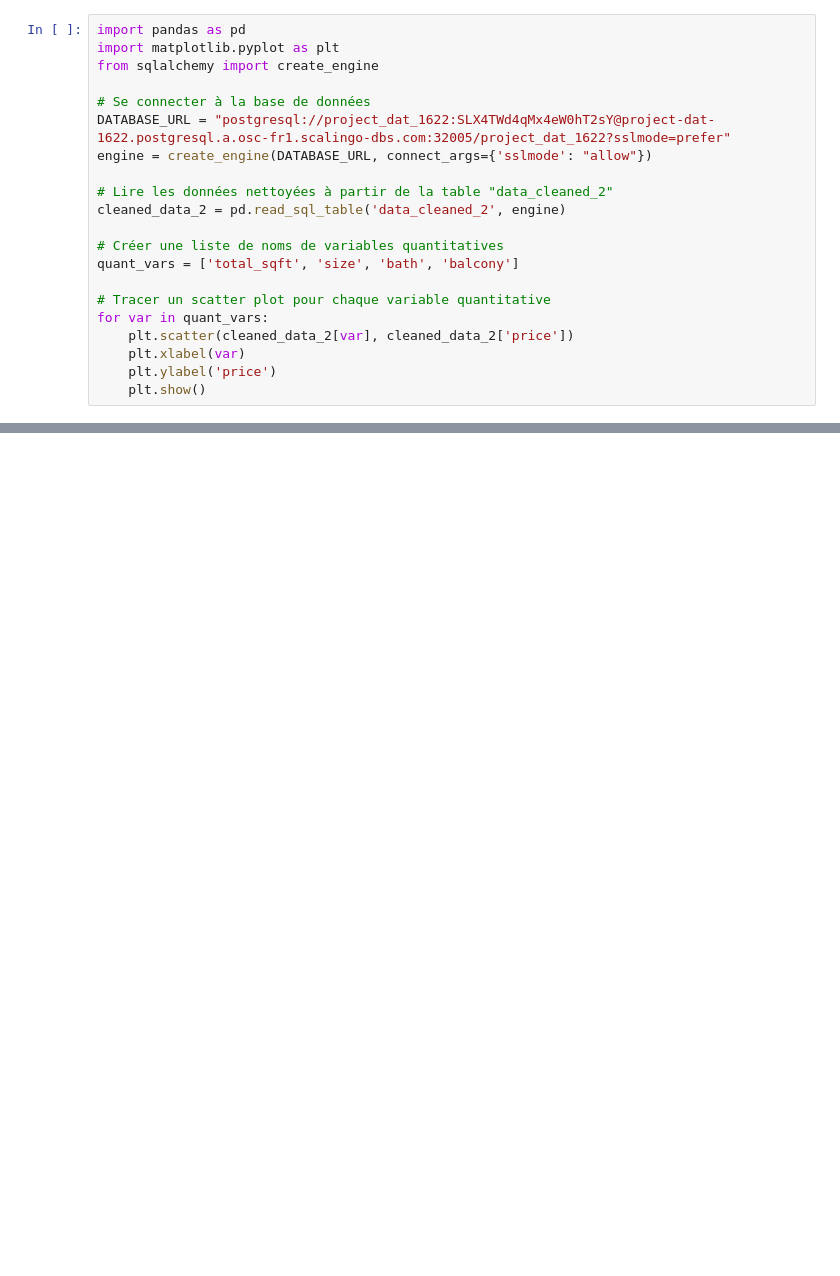
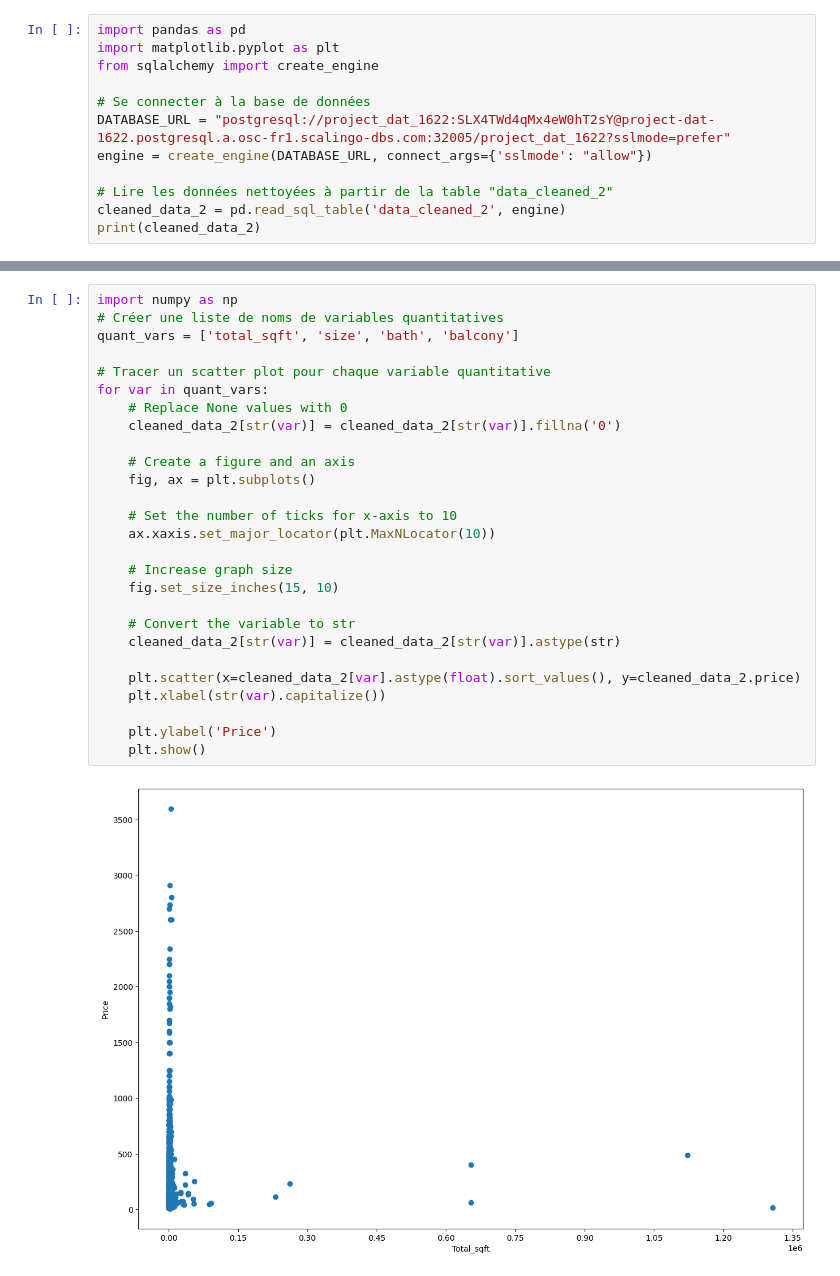
Before and after one commit to MathiasGenibrel/data-learning, a Jupyter notebook: stats/stats.ipynb, the cells around one changed output, grey strips where cells are left out. Drawn from its saved outputs; the diff is of its cells as text; blank space fills up the shorter version.

Commit message:
✨ Partie B, 1, Set a scatter graph

```diff
--- a/stats/stats.ipynb
+++ b/stats/stats.ipynb
@@ -9,14 +9,5 @@ engine = create_engine(DATABASE_URL, connect_args={'sslmode': "allow"})
 
 # Lire les données nettoyées à partir de la table "data_cleaned_2"
 cleaned_data_2 = pd.read_sql_table('data_cleaned_2', engine)
-
-# Créer une liste de noms de variables quantitatives
-quant_vars = ['total_sqft', 'size', 'bath', 'balcony']
-
-# Tracer un scatter plot pour chaque variable quantitative
-for var in quant_vars:
-    plt.scatter(cleaned_data_2[var], cleaned_data_2['price'])
-    plt.xlabel(var)
-    plt.ylabel('price')
-    plt.show()
+print(cleaned_data_2)
 # %% [output]
@@ -24,0 +31,29 @@ TypeError: 'value' must be an instance of str or bytes, not a None
+# %%
+import numpy as np
+# Créer une liste de noms de variables quantitatives
+quant_vars = ['total_sqft', 'size', 'bath', 'balcony']
+
+# Tracer un scatter plot pour chaque variable quantitative
+for var in quant_vars:
+    # Replace None values with 0
+    cleaned_data_2[str(var)] = cleaned_data_2[str(var)].fillna('0')
+
+    # Create a figure and an axis
+    fig, ax = plt.subplots()
+
+    # Set the number of ticks for x-axis to 10
+    ax.xaxis.set_major_locator(plt.MaxNLocator(10))
+
+    # Increase graph size
+    fig.set_size_inches(15, 10)
+
+    # Convert the variable to str
+    cleaned_data_2[str(var)] = cleaned_data_2[str(var)].astype(str)
+
+    plt.scatter(x=cleaned_data_2[var].astype(float).sort_values(), y=cleaned_data_2.price)
+    plt.xlabel(str(var).capitalize())
+
+    plt.ylabel('Price')
+    plt.show()
+# %% [output]
+[figure, added]
```
Also changed, not shown: parts of 2 cells of this notebook, 1 other file.
